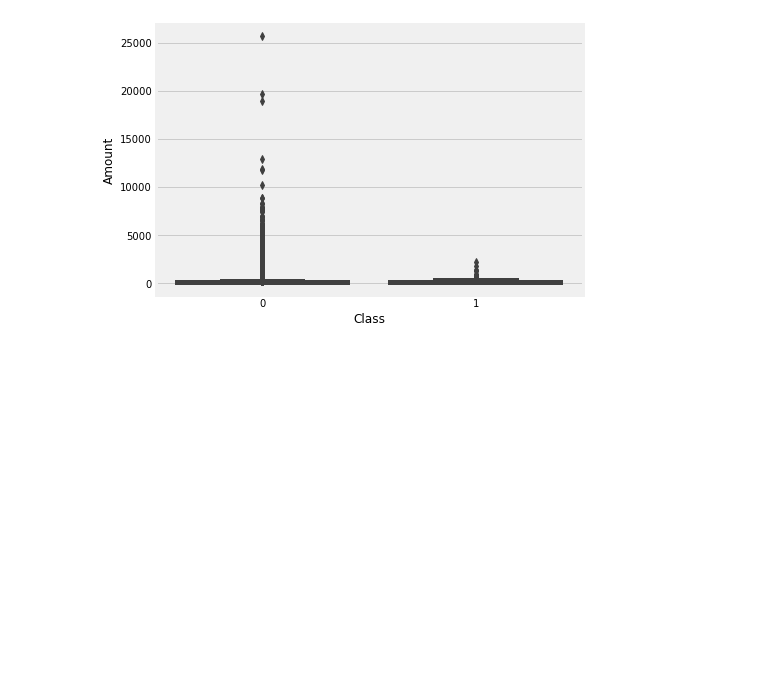
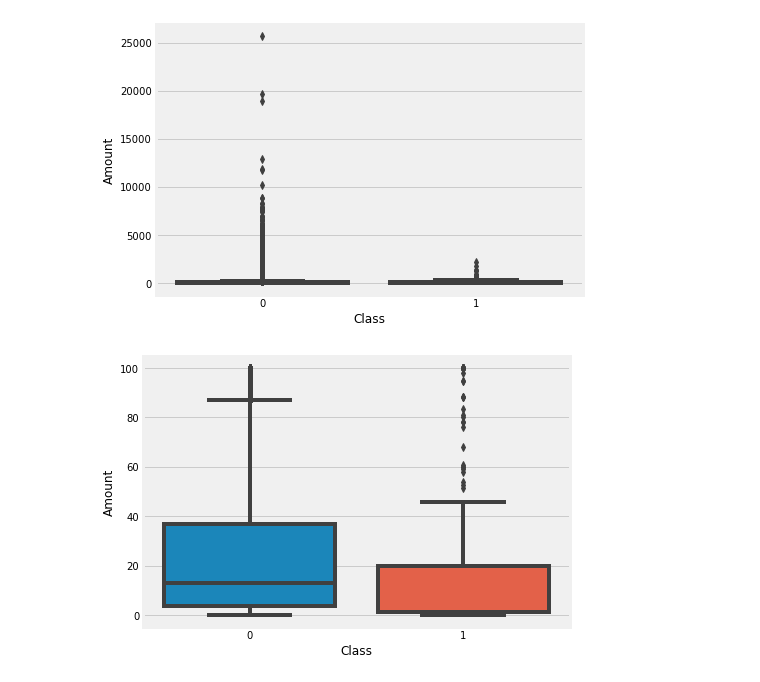
Before and after one commit to YuriCatramby/ds-clf-fraud-detection, a Jupyter notebook: ds_clf_fraud_detection.ipynb, the cells around one changed output. Drawn from its saved outputs; the diff is of its cells as text; code cells hidden in the pictures; blank space fills up the shorter version.

```diff
--- a/ds_clf_fraud_detection.ipynb
+++ b/ds_clf_fraud_detection.ipynb
@@ -317,3 +317,10 @@ _ = plt.subplot(1, 2, 1)
 _ = sns.boxplot(x = 'Class', y = 'Amount', data = df_eda[['Class', 'Amount']])
 # %% [output]
 [figure]
+# %%
+_ = plt.figure(figsize = (15, 5))
+
+_ = plt.subplot(1, 2, 1)
+_ = sns.boxplot(x = 'Class', y = 'Amount', data = df_eda[df_eda['Amount']<100][['Class', 'Amount']])
+# %% [output]
+[figure, added]
```
Also changed, not shown: parts of 4 cells of this notebook.
